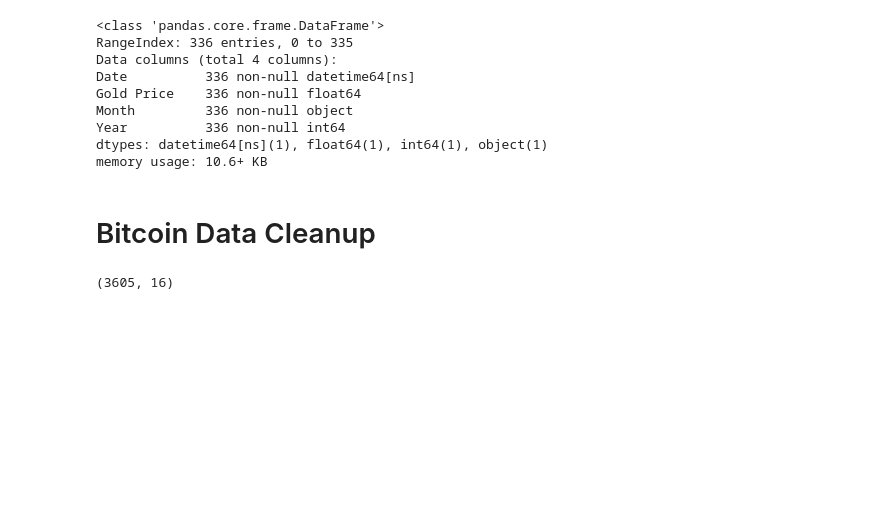
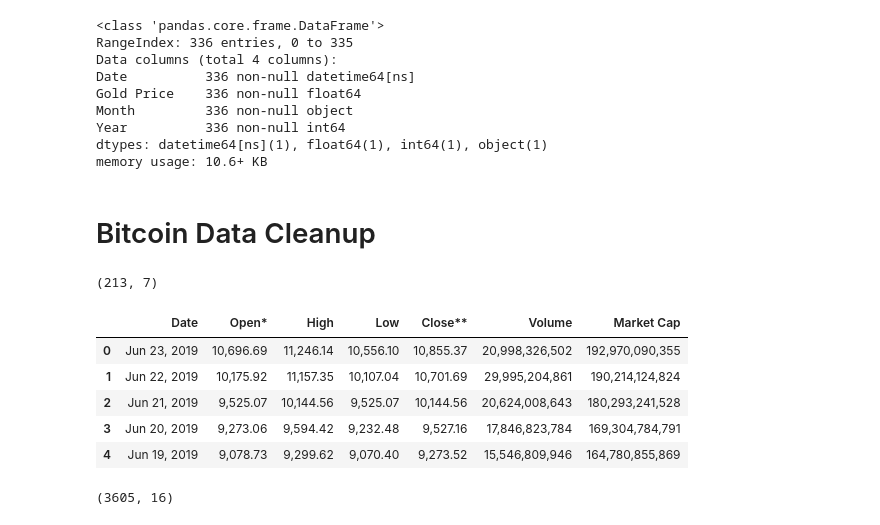
Before and after one commit to LambdaSchool-Sprints/DS-Unit-1-Sprint-5-Data-Storytelling-Blog-Post, a Jupyter notebook: BitcoinStorytellingProject.ipynb, the cells around one changed output. Drawn from its saved outputs; the diff is of its cells as text; code cells hidden in the pictures; blank space fills up the shorter version.

```diff
--- a/BitcoinStorytellingProject.ipynb
+++ b/BitcoinStorytellingProject.ipynb
@@ -236,3 +223,20 @@ bitcoindata = pd.read_csv('bitcoin_csv.csv')
+# %%
+# https://datahub.io/cryptocurrency/bitcoin
+bitcoindata = pd.read_csv('bitcoin_csv.csv')
+
+#https://coinmarketcap.com/currencies/bitcoin/historical-data/?start=20181123&end=20190623
+btcdatacmc = pd.read_csv('btcpricecmc.csv')
+# %%
+print(btcdatacmc.shape)
+btcdatacmc.head()
+# %% [output]
+(213, 7)
+|  | Date | Open* | High | Low | Close** | Volume | Market Cap |
+| 0 | Jun 23, 2019 | 10,696.69 | 11,246.14 | 10,556.10 | 10,855.37 | 20,998,326,502 | 192,970,090,355 |
+| 1 | Jun 22, 2019 | 10,175.92 | 11,157.35 | 10,107.04 | 10,701.69 | 29,995,204,861 | 190,214,124,824 |
+| 2 | Jun 21, 2019 | 9,525.07 | 10,144.56 | 9,525.07 | 10,144.56 | 20,624,008,643 | 180,293,241,528 |
+| 3 | Jun 20, 2019 | 9,273.06 | 9,594.42 | 9,232.48 | 9,527.16 | 17,846,823,784 | 169,304,784,791 |
+| 4 | Jun 19, 2019 | 9,078.73 | 9,299.62 | 9,070.40 | 9,273.52 | 15,546,809,946 | 164,780,855,869 |
 # %%
 print(bitcoindata.shape)
 bitcoindata.head()
```
Also changed, not shown: parts of 10 cells of this notebook.
